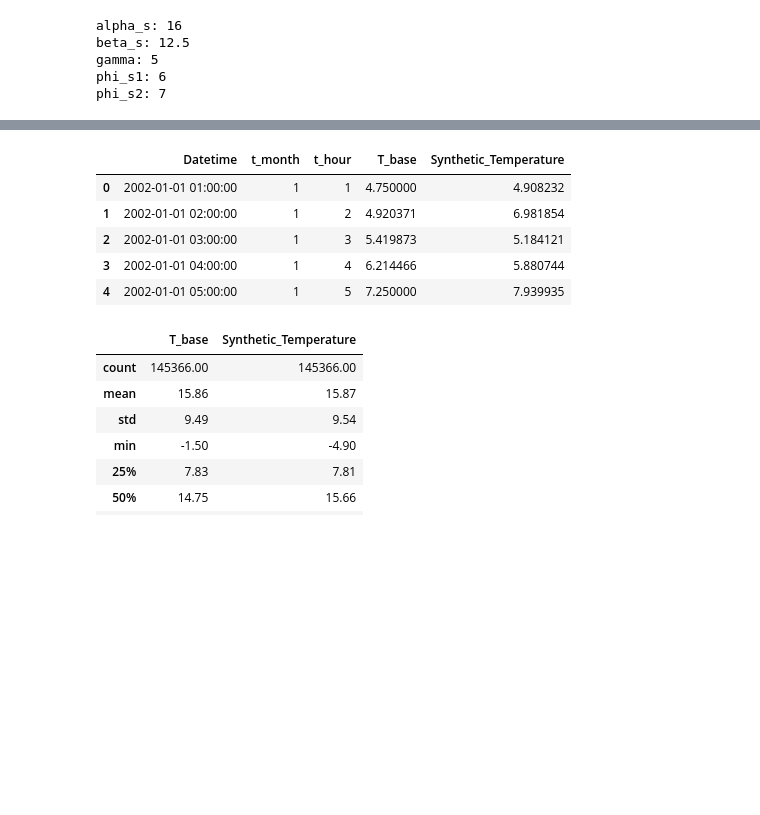
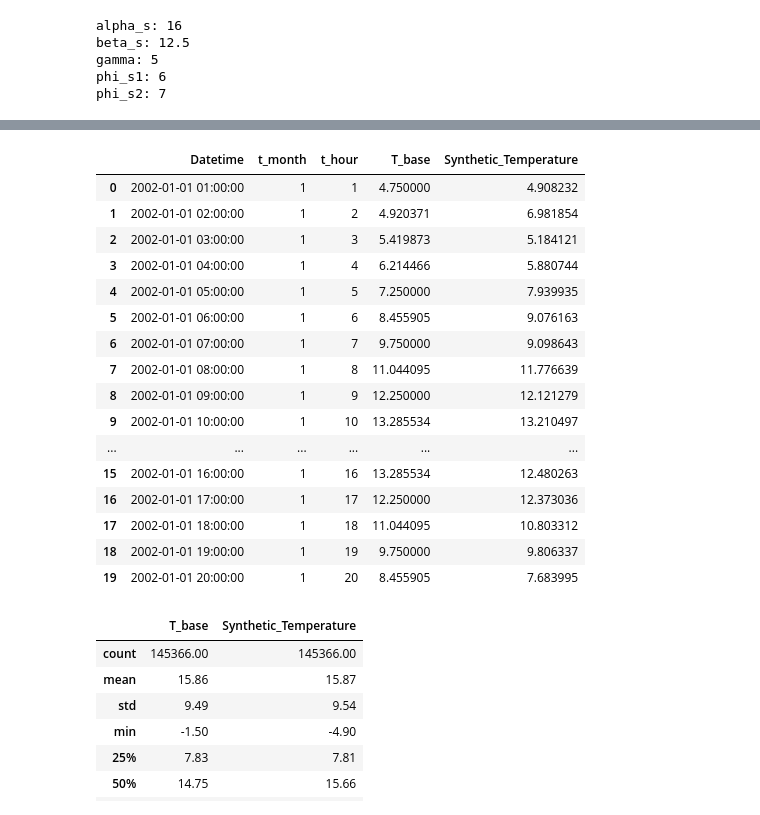
Before and after one commit to Loukas89/ML-Python-Individual-Assignment, a Jupyter notebook: Notebooks/PJME_Analysis.ipynb, the cells around one changed output, grey strips where cells are left out. Drawn from its saved outputs; the diff is of its cells as text; code cells hidden in the pictures; blank space fills up the shorter version.

```diff
--- a/Notebooks/PJME_Analysis.ipynb
+++ b/Notebooks/PJME_Analysis.ipynb
@@ -285,6 +285,7 @@ def allocate_customer_segments(df, student_id):
 # %%
 # Ορίζουμε το αριθμητικό μέρος του student ID
 student_id = 29901
+S = student_id
 
 # Εφαρμόζουμε τη συνάρτηση στο dataset
 df = allocate_customer_segments(df, student_id)
@@ -337,12 +338,12 @@ df[
 | 4 | 2002-01-01 05:00:00 | 1 | 5 | 1.5 | 1.732051 |
 # %%
 # Υπολογίζουμε τις παραμέτρους από το student ID
-alpha_s = 15 + (student_id % 7) - 3
-beta_s = 12 + (student_id % 5) * 0.5
-gamma = 5
+alpha_s = 15 + (S % 7) - 3  # Ετήσια μέση θερμοκρασίας βάσης
+beta_s = 12 + (S % 5) * 0.5  # Εύρος εποχικής διακύμασης της θερμοκρασίας μεταξύ καλοκαιριού και χειμώνα
+gamma = 5  # Εύρος ημερίσιας μεταβολής της θερμοκρασίας
 
-phi_s1 = 5 + (student_id % 4)
-phi_s2 = 6 + (student_id % 4)
+phi_s1 = 5 + (S % 4)  # Μετατοπίσεις φάσης ώστε η μέγιστη θερμοκρασία να συμπίπτει με
+phi_s2 = 6 + (S % 4)  # αργά το απόγευμα και τα μέσα του καλοκαιριού
 
 print("alpha_s:", alpha_s)
 print("beta_s:", beta_s)
@@ -371,7 +411,7 @@ phi_s2: 7
 # %%
 # Χρησιμοποιούμε το student ID ως seed,
 # ώστε το σφάλμα να είναι ίδιο σε κάθε εκτέλεση
-np.random.seed(student_id)
+np.random.seed(S)
 
 # Δημιουργούμε το τυχαίο σφάλμα με την παραδοχή N(0, 1)
 e = np.random.normal(
@@ -385,34 +425,45 @@ df['T_base'] = (
     alpha_s
     + beta_s
     * np.sin(
         2 * np.pi * (df['t_month'] - phi_s1) / 12
     )
     + gamma
     * np.sin(
         2 * np.pi * (df['t_hour'] - phi_s2) / 24
     )
 )
 
 # Προσθέτουμε το τυχαίο σφάλμα
 df['Synthetic_Temperature'] = df['T_base'] + e
 
 # Εμφανίζουμε τις πρώτες τιμές
 df[
     [
         'Datetime',
         't_month',
         't_hour',
         'T_base',
         'Synthetic_Temperature'
     ]
-].head()
+].head(20)
 # %% [output]
 |  | Datetime | t_month | t_hour | T_base | Synthetic_Temperature |
 | 0 | 2002-01-01 01:00:00 | 1 | 1 | 4.750000 | 4.908232 |
 | 1 | 2002-01-01 02:00:00 | 1 | 2 | 4.920371 | 6.981854 |
 | 2 | 2002-01-01 03:00:00 | 1 | 3 | 5.419873 | 5.184121 |
 | 3 | 2002-01-01 04:00:00 | 1 | 4 | 6.214466 | 5.880744 |
 | 4 | 2002-01-01 05:00:00 | 1 | 5 | 7.250000 | 7.939935 |
+| 5 | 2002-01-01 06:00:00 | 1 | 6 | 8.455905 | 9.076163 |
+| 6 | 2002-01-01 07:00:00 | 1 | 7 | 9.750000 | 9.098643 |
+| 7 | 2002-01-01 08:00:00 | 1 | 8 | 11.044095 | 11.776639 |
+| 8 | 2002-01-01 09:00:00 | 1 | 9 | 12.250000 | 12.121279 |
+| 9 | 2002-01-01 10:00:00 | 1 | 10 | 13.285534 | 13.210497 |
+| ... | ... | ... | ... | ... | ... |
+| 15 | 2002-01-01 16:00:00 | 1 | 16 | 13.285534 | 12.480263 |
+| 16 | 2002-01-01 17:00:00 | 1 | 17 | 12.250000 | 12.373036 |
+| 17 | 2002-01-01 18:00:00 | 1 | 18 | 11.044095 | 10.803312 |
+| 18 | 2002-01-01 19:00:00 | 1 | 19 | 9.750000 | 9.806337 |
+| 19 | 2002-01-01 20:00:00 | 1 | 20 | 8.455905 | 7.683995 |
 # %%
 # Ελέγχουμε τις βασικές πληροφορίες των δύο νέων μεταβλητών
 df[['T_base', 'Synthetic_Temperature']].describe().round(2)
```
Also changed, not shown: parts of 18 cells of this notebook.
